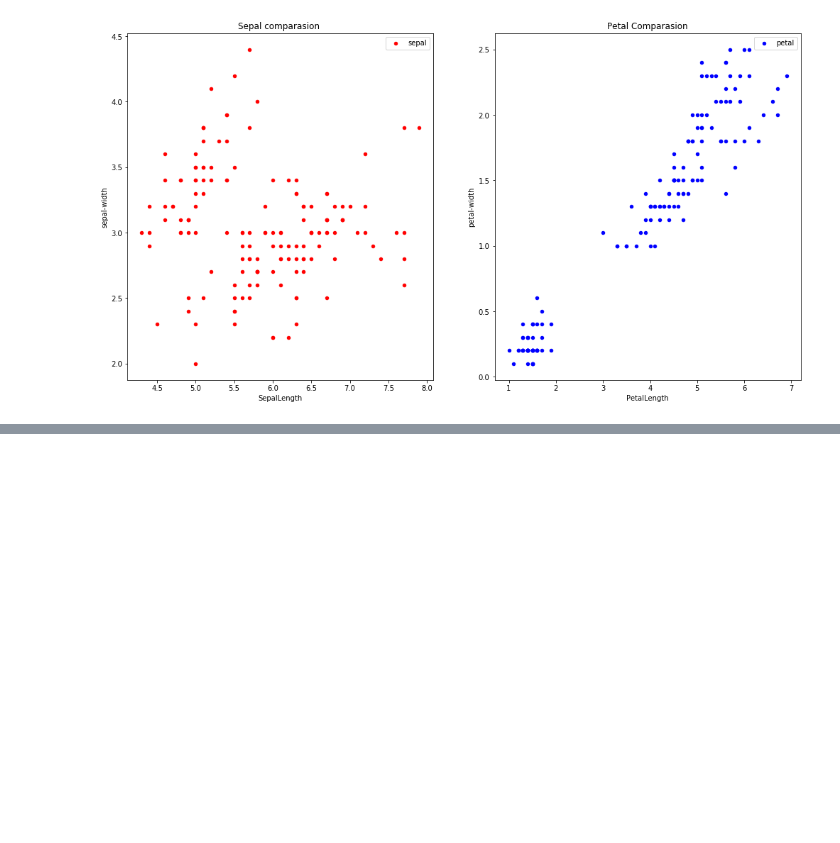
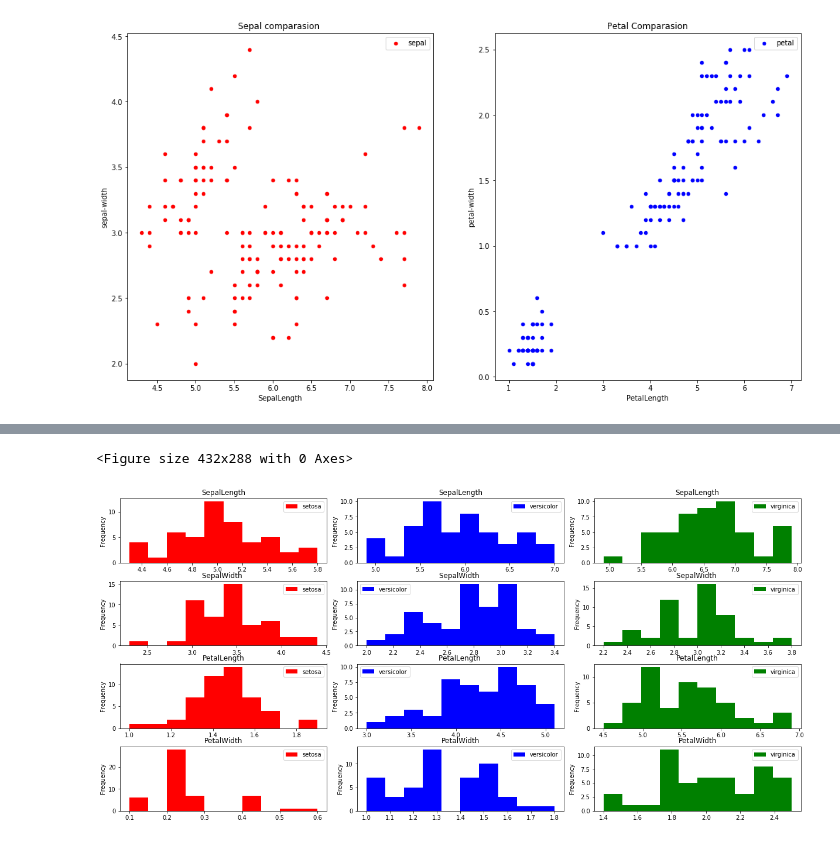
Before and after one commit to vkrishnam23/STIA-210-Georgetown, a Jupyter notebook: 9_16_2019_Intro_to_Data_Visualizationv1.ipynb, the cells around one changed output, grey strips where cells are left out. Cells and saved outputs as stored; diff of their text form; code cells hidden in the pictures; blank space fills up the shorter version.

```diff
--- a/9_16_2019_Intro_to_Data_Visualizationv1.ipynb
+++ b/9_16_2019_Intro_to_Data_Visualizationv1.ipynb
@@ -283,0 +415,61 @@ ax[1].legend()
+# %%
+###############################Histogram# Plot all feature for all species###########################################################################
+plt.figure()
+
+fig,ax=plt.subplots(4,3,figsize=(17, 8))
+setosa["SepalLength"].plot(kind="hist", ax=ax[0][0],label="setosa",color ='r',fontsize=10)
+versicolor["SepalLength"].plot(kind="hist", ax=ax[0][1],label="versicolor",color='b',fontsize=10)
+virginica["SepalLength"].plot( kind="hist",ax=ax[0][2],label="virginica",color='g',fontsize=10)
+
+setosa["SepalWidth"].plot(kind="hist", ax=ax[1][0],label="setosa",color ='r',fontsize=10)
+versicolor["SepalWidth"].plot(kind="hist", ax=ax[1][1],label="versicolor",color='b',fontsize=10)
+virginica["SepalWidth"].plot( kind="hist",ax=ax[1][2],label="virginica",color='g',fontsize=10)
+
+setosa["PetalLength"].plot(kind="hist", ax=ax[2][0],label="setosa",color ='r',fontsize=10)
+versicolor["PetalLength"].plot(kind="hist", ax=ax[2][1],label="versicolor",color='b',fontsize=10)
+virginica["PetalLength"].plot( kind="hist",ax=ax[2][2],label="virginica",color='g',fontsize=10)
+
+setosa["PetalWidth"].plot(kind="hist", ax=ax[3][0],label="setosa",color ='r',fontsize=10)
+versicolor["PetalWidth"].plot(kind="hist", ax=ax[3][1],label="versicolor",color='b',fontsize=10)
+virginica["PetalWidth"].plot( kind="hist",ax=ax[3][2],label="virginica",color='g',fontsize=10)
+
+plt.rcParams.update({'font.size': 10})
+plt.tight_layout()
+
+ax[0][0].set(title='SepalLength')
+ax[0][1].set(title='SepalLength')
+ax[0][2].set(title='SepalLength')
+ax[1][0].set(title='SepalWidth ')
+ax[1][1].set(title='SepalWidth ')
+ax[1][2].set(title='SepalWidth ')
+ax[2][0].set(title='PetalLength')
+ax[2][1].set(title='PetalLength ')
+ax[2][2].set(title='PetalLength')
+ax[3][0].set(title='PetalWidth')
+ax[3][1].set(title='PetalWidth')
+ax[3][2].set(title='PetalWidth')
+
+
+ax[0][0].legend()
+ax[0][1].legend()
+ax[0][2].legend()
+ax[1][0].legend()
+ax[1][1].legend()
+ax[1][2].legend()
+ax[2][0].legend()
+ax[2][1].legend()
+ax[2][2].legend()
+ax[3][0].legend()
+ax[3][1].legend()
+ax[3][2].legend()
+
+
+plt.show()
+plt.close()
+
+
+
+###########################################################################################################
+# %% [output]
+<Figure size 432x288 with 0 Axes>
+[figure, added]
```
Also changed, not shown: parts of 15 cells of this notebook.
